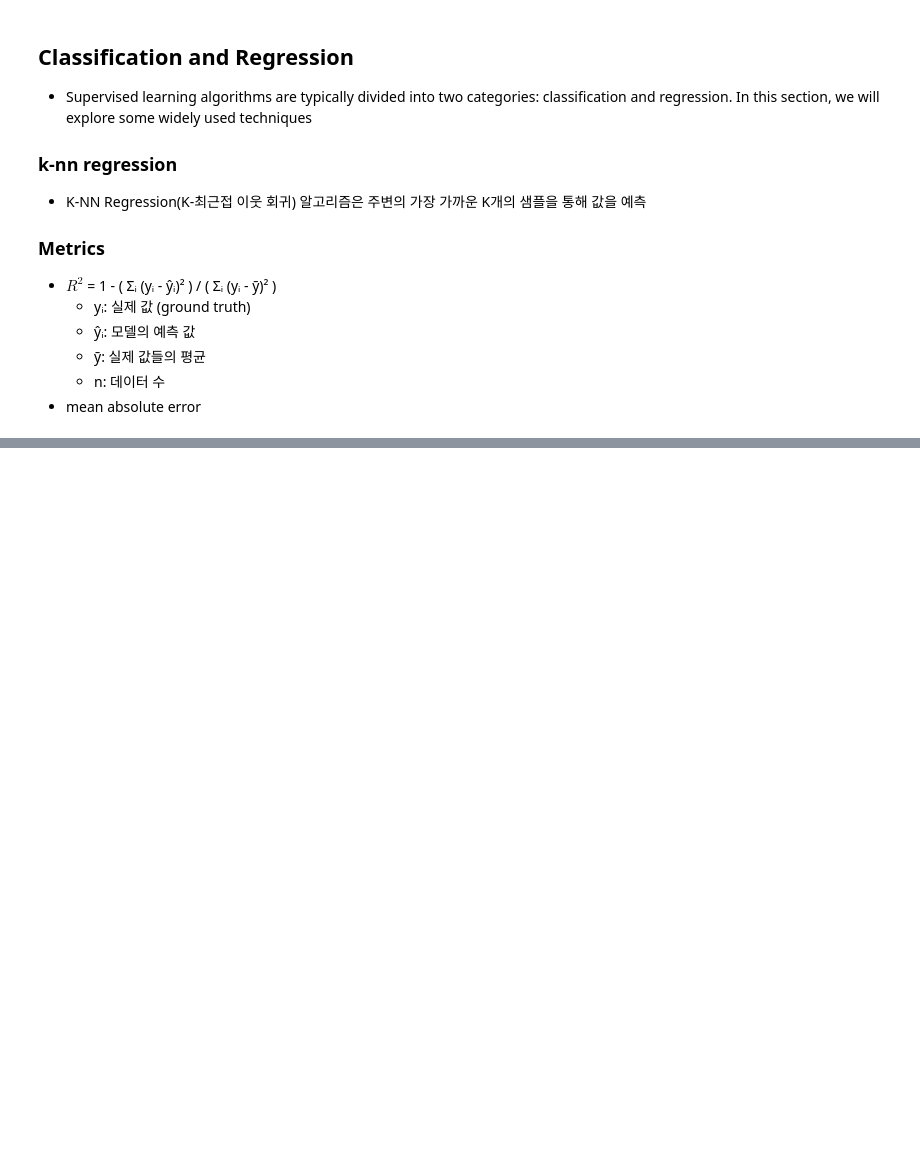
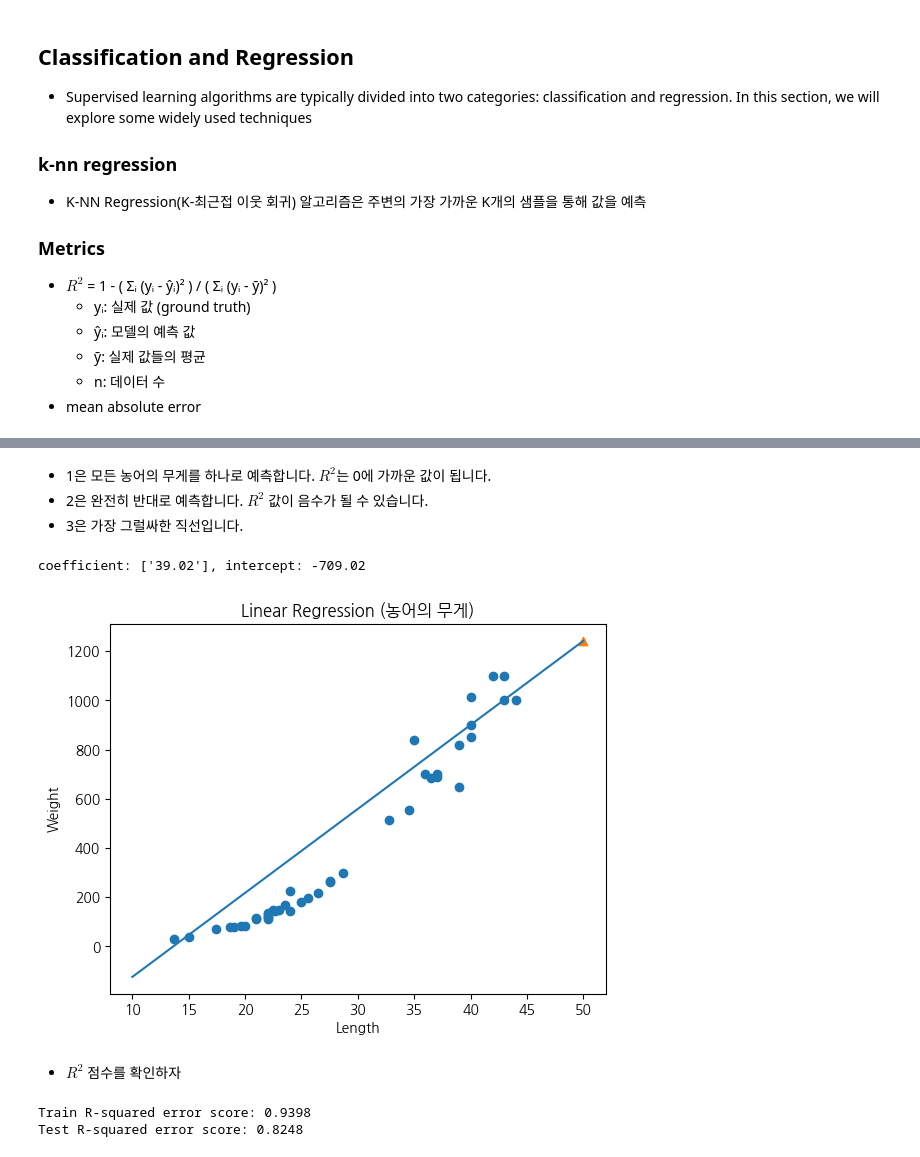
Before and after one commit to i-dongik/pandas-tutorial, a Jupyter notebook: machine-learning(KOR)/regression.ipynb, the cells around one changed output, grey strips where cells are left out. Drawn from its saved outputs; the diff is of its cells as text; code cells hidden in the pictures; blank space fills up the shorter version.

```diff
--- a/machine-learning(KOR)/regression.ipynb
+++ b/machine-learning(KOR)/regression.ipynb
@@ -83,0 +143,32 @@ n_neighbors=10 [R-square error: 0.97, mae: 39.24]
+# %% [markdown]
+- 1은 모든 농어의 무게를 하나로 예측합니다. $ R^2$는 0에 가까운 값이 됩니다.
+- 2은 완전히 반대로 예측합니다. $ R^2$ 값이 음수가 될 수 있습니다.
+- 3은 가장 그럴싸한 직선입니다.
+# %%
+from sklearn.linear_model import LinearRegression
+
+lr = LinearRegression()
+lr.fit(train_input, train_target)
+
+# pretty print for numy.ndarray
+vec_format = np.vectorize(lambda x: f"{x:.2f}")
+print(f'coefficient: {vec_format(lr.coef_)}, intercept: {lr.intercept_:.2f}')
+
+plt.scatter(train_input, train_target)
+plt.plot([10, 50], [15*lr.coef_+lr.intercept_, 50*lr.coef_+lr.intercept_])
+plt.scatter(50, lr.predict([[50]]), marker='^')
+plt.title('Linear Regression (농어의 무게)')
+plt.xlabel('Length')
+plt.ylabel('Weight')
+plt.show()
+# %% [output]
+coefficient: ['39.02'], intercept: -709.02
+[figure, added]
+# %% [markdown]
+- $ R^2$ 점수를 확인하자
+# %%
+print(f'Train R-squared error score: {lr.score(train_input, train_target):.4f}')
+print(f'Test R-squared error score: {lr.score(test_input, test_target):.4f}')
+# %% [output]
+Train R-squared error score: 0.9398
+Test R-squared error score: 0.8248
```
Also changed, not shown: parts of 18 cells of this notebook, 2 other files.
